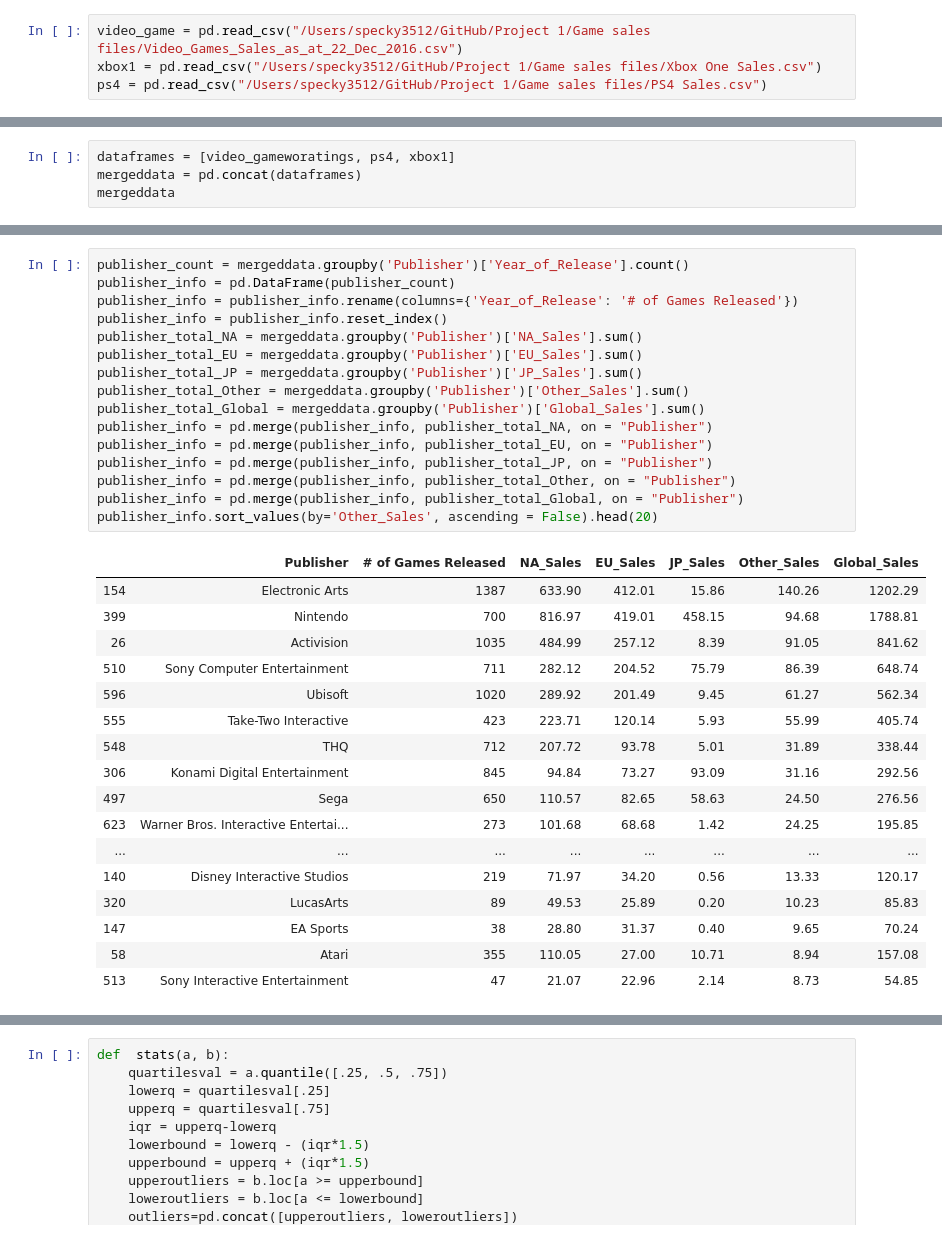
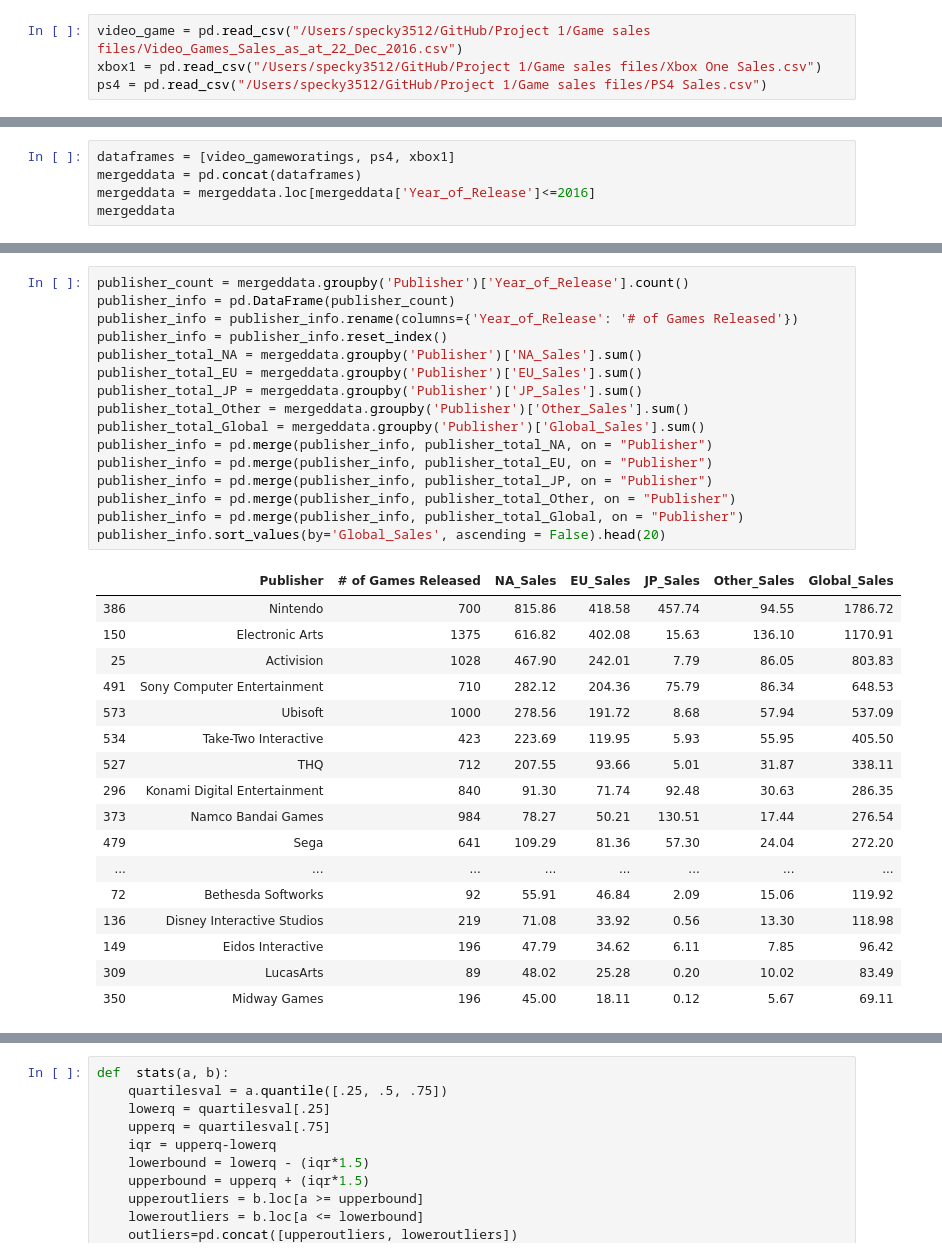
Before and after one commit to tylerspck/Video_Game_Sale_Analysis, a Jupyter notebook: Untitled.ipynb, the cells around one changed output, grey strips where cells are left out. Drawn from its saved outputs; the diff is of its cells as text.

```diff
--- a/Untitled.ipynb
+++ b/Untitled.ipynb
@@ -46,6 +64,7 @@ xbox1.head()
 # %%
 dataframes = [video_gameworatings, ps4, xbox1]
 mergeddata = pd.concat(dataframes)
+mergeddata = mergeddata.loc[mergeddata['Year_of_Release']<=2016]
 mergeddata
 # %% [output]
 |  | Name | Platform | Year_of_Release | Genre | Publisher | NA_Sales | EU_Sales | JP_Sales | Other_Sales | ... |
@@ -64,34 +96,34 @@ mergeddata
 # %%
 publisher_count = mergeddata.groupby('Publisher')['Year_of_Release'].count()
 publisher_info = pd.DataFrame(publisher_count)
 publisher_info = publisher_info.rename(columns={'Year_of_Release': '# of Games Released'})
 publisher_info = publisher_info.reset_index()
 publisher_total_NA = mergeddata.groupby('Publisher')['NA_Sales'].sum()
 publisher_total_EU = mergeddata.groupby('Publisher')['EU_Sales'].sum()
 publisher_total_JP = mergeddata.groupby('Publisher')['JP_Sales'].sum()
 publisher_total_Other = mergeddata.groupby('Publisher')['Other_Sales'].sum()
 publisher_total_Global = mergeddata.groupby('Publisher')['Global_Sales'].sum()
 publisher_info = pd.merge(publisher_info, publisher_total_NA, on = "Publisher")
 publisher_info = pd.merge(publisher_info, publisher_total_EU, on = "Publisher")
 publisher_info = pd.merge(publisher_info, publisher_total_JP, on = "Publisher")
 publisher_info = pd.merge(publisher_info, publisher_total_Other, on = "Publisher")
 publisher_info = pd.merge(publisher_info, publisher_total_Global, on = "Publisher")
-publisher_info.sort_values(by='Other_Sales', ascending = False).head(20)
+publisher_info.sort_values(by='Global_Sales', ascending = False).head(20)
 # %% [output]
 |  | Publisher | # of Games Released | NA_Sales | EU_Sales | JP_Sales | Other_Sales | Global_Sales |
-| 154 | Electronic Arts | 1387 | 633.90 | 412.01 | 15.86 | 140.26 | 1202.29 |
-| 399 | Nintendo | 700 | 816.97 | 419.01 | 458.15 | 94.68 | 1788.81 |
-| 26 | Activision | 1035 | 484.99 | 257.12 | 8.39 | 91.05 | 841.62 |
-| 510 | Sony Computer Entertainment | 711 | 282.12 | 204.52 | 75.79 | 86.39 | 648.74 |
-| 596 | Ubisoft | 1020 | 289.92 | 201.49 | 9.45 | 61.27 | 562.34 |
-| 555 | Take-Two Interactive | 423 | 223.71 | 120.14 | 5.93 | 55.99 | 405.74 |
-| 548 | THQ | 712 | 207.72 | 93.78 | 5.01 | 31.89 | 338.44 |
-| 306 | Konami Digital Entertainment | 845 | 94.84 | 73.27 | 93.09 | 31.16 | 292.56 |
-| 497 | Sega | 650 | 110.57 | 82.65 | 58.63 | 24.50 | 276.56 |
-| 623 | Warner Bros. Interactive Entertai... | 273 | 101.68 | 68.68 | 1.42 | 24.25 | 195.85 |
+| 386 | Nintendo | 700 | 815.86 | 418.58 | 457.74 | 94.55 | 1786.72 |
+| 150 | Electronic Arts | 1375 | 616.82 | 402.08 | 15.63 | 136.10 | 1170.91 |
+| 25 | Activision | 1028 | 467.90 | 242.01 | 7.79 | 86.05 | 803.83 |
+| 491 | Sony Computer Entertainment | 710 | 282.12 | 204.36 | 75.79 | 86.34 | 648.53 |
+| 573 | Ubisoft | 1000 | 278.56 | 191.72 | 8.68 | 57.94 | 537.09 |
+| 534 | Take-Two Interactive | 423 | 223.69 | 119.95 | 5.93 | 55.95 | 405.50 |
+| 527 | THQ | 712 | 207.55 | 93.66 | 5.01 | 31.87 | 338.11 |
+| 296 | Konami Digital Entertainment | 840 | 91.30 | 71.74 | 92.48 | 30.63 | 286.35 |
+| 373 | Namco Bandai Games | 984 | 78.27 | 50.21 | 130.51 | 17.44 | 276.54 |
+| 479 | Sega | 641 | 109.29 | 81.36 | 57.30 | 24.04 | 272.20 |
 | ... | ... | ... | ... | ... | ... | ... | ... |
-| 140 | Disney Interactive Studios | 219 | 71.97 | 34.20 | 0.56 | 13.33 | 120.17 |
-| 320 | LucasArts | 89 | 49.53 | 25.89 | 0.20 | 10.23 | 85.83 |
-| 147 | EA Sports | 38 | 28.80 | 31.37 | 0.40 | 9.65 | 70.24 |
-| 58 | Atari | 355 | 110.05 | 27.00 | 10.71 | 8.94 | 157.08 |
-| 513 | Sony Interactive Entertainment | 47 | 21.07 | 22.96 | 2.14 | 8.73 | 54.85 |
+| 72 | Bethesda Softworks | 92 | 55.91 | 46.84 | 2.09 | 15.06 | 119.92 |
+| 136 | Disney Interactive Studios | 219 | 71.08 | 33.92 | 0.56 | 13.30 | 118.98 |
+| 149 | Eidos Interactive | 196 | 47.79 | 34.62 | 6.11 | 7.85 | 96.42 |
+| 309 | LucasArts | 89 | 48.02 | 25.28 | 0.20 | 10.02 | 83.49 |
+| 350 | Midway Games | 196 | 45.00 | 18.11 | 0.12 | 5.67 | 69.11 |
```
Also changed, not shown: parts of 7 cells of this notebook.
